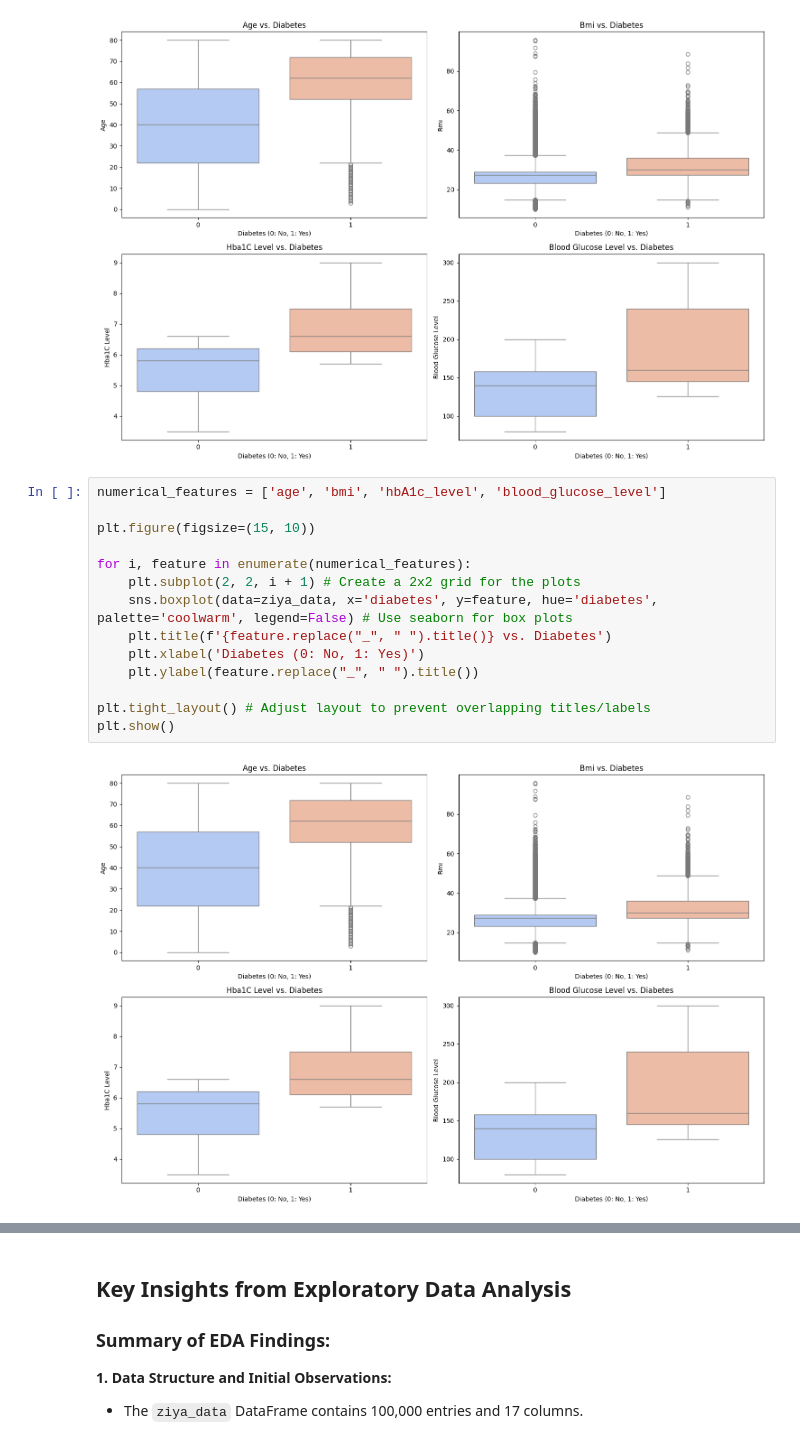
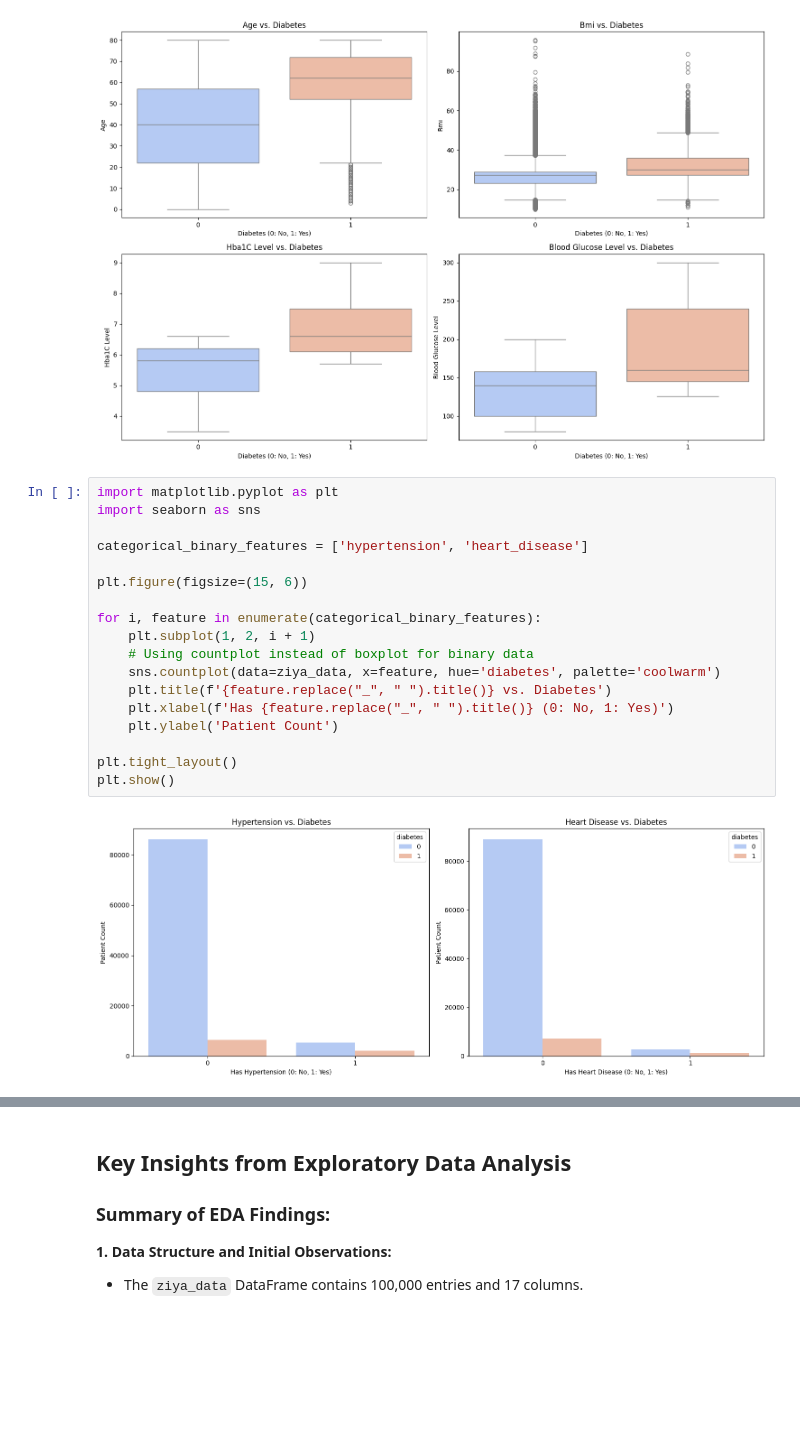
Before and after one commit to Frederick-Teye/ML-models, a Jupyter notebook: PI_Assignment_Final_Notebook.ipynb, the cells around one changed output, grey strips where cells are left out. Drawn from its saved outputs; the diff is of its cells as text; blank space fills up the shorter version.

```diff
--- a/PI_Assignment_Final_Notebook.ipynb
+++ b/PI_Assignment_Final_Notebook.ipynb
@@ -246,18 +255,22 @@ plt.show()
 # %% [output]
 [figure]
 # %%
-numerical_features = ['age', 'bmi', 'hbA1c_level', 'blood_glucose_level']
+import matplotlib.pyplot as plt
+import seaborn as sns
 
-plt.figure(figsize=(15, 10))
+categorical_binary_features = ['hypertension', 'heart_disease']
 
-for i, feature in enumerate(numerical_features):
-    plt.subplot(2, 2, i + 1) # Create a 2x2 grid for the plots
-    sns.boxplot(data=ziya_data, x='diabetes', y=feature, hue='diabetes', palette='coolwarm', legend=False) # Use seaborn for box plots
+plt.figure(figsize=(15, 6))
+
+for i, feature in enumerate(categorical_binary_features):
+    plt.subplot(1, 2, i + 1)
+    # Using countplot instead of boxplot for binary data
+    sns.countplot(data=ziya_data, x=feature, hue='diabetes', palette='coolwarm')
     plt.title(f'{feature.replace("_", " ").title()} vs. Diabetes')
-    plt.xlabel('Diabetes (0: No, 1: Yes)')
-    plt.ylabel(feature.replace("_", " ").title())
+    plt.xlabel(f'Has {feature.replace("_", " ").title()} (0: No, 1: Yes)')
+    plt.ylabel('Patient Count')
 
-plt.tight_layout() # Adjust layout to prevent overlapping titles/labels
+plt.tight_layout()
 plt.show()
 # %% [output]
-[figure, old version]
+[figure, new version]
```
Also changed, not shown: parts of 9 cells of this notebook.
